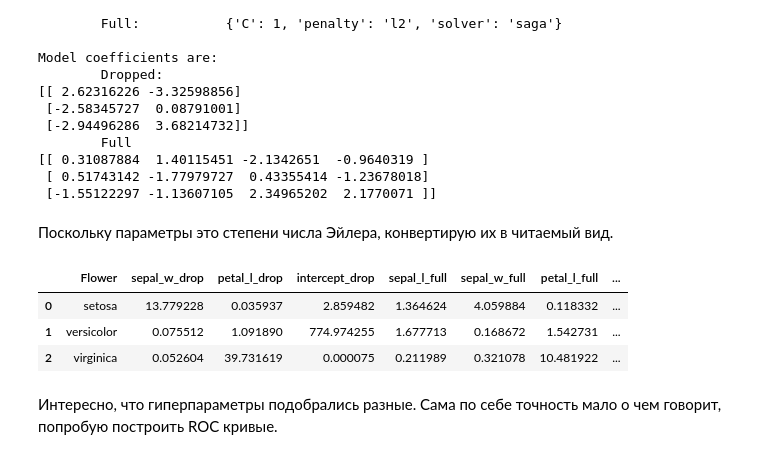
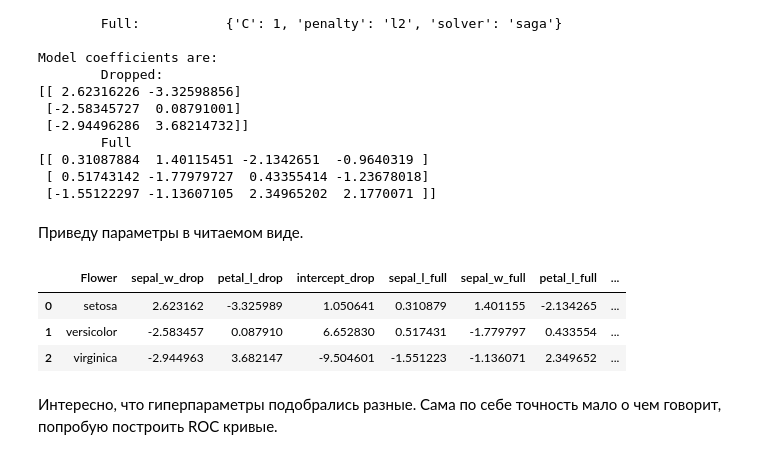
Before and after one commit to jast4ik/Hillel_ML_HW, a Jupyter notebook: Homework08/HW08_v2.ipynb, the cells around one changed output. Cells and saved outputs as stored; diff of their text form; code cells hidden in the pictures.

```diff
--- a/Homework08/HW08_v2.ipynb
+++ b/Homework08/HW08_v2.ipynb
@@ -252,27 +276,27 @@ Model coefficients are:
  [ 0.51743142 -1.77979727  0.43355414 -1.23678018]
  [-1.55122297 -1.13607105  2.34965202  2.1770071 ]]
 # %% [markdown]
-Поскольку параметры это степени числа Эйлера, конвертирую их в читаемый вид.
+Приведу параметры в читаемом виде.
 # %%
 lr_result_01_coef = pd.DataFrame(
-    [np.exp(x) for x in lr_result_01.best_estimator_.coef_],
+    [x for x in lr_result_01.best_estimator_.coef_],
     columns=[x + "_drop" for x in X_train_1.columns]
 )
-lr_result_01_coef['intercept_drop'] = [np.exp(x) for x in lr_result_01.best_estimator_.intercept_]
+lr_result_01_coef['intercept_drop'] = [x for x in lr_result_01.best_estimator_.intercept_]
 
 
 lr_result_02_coef = pd.DataFrame(
-    [np.exp(x) for x in lr_result_02.best_estimator_.coef_],
+    [x for x in lr_result_02.best_estimator_.coef_],
     columns=[x + "_full" for x in X_train_2.columns]
 )
-lr_result_02_coef['intercept_full'] = [np.exp(x) for x in lr_result_02.best_estimator_.intercept_]
+lr_result_02_coef['intercept_full'] = [x for x in lr_result_02.best_estimator_.intercept_]
 
 class_df.join(lr_result_01_coef.join(lr_result_02_coef).head())
 # %% [output]
 |  | Flower | sepal_w_drop | petal_l_drop | intercept_drop | sepal_l_full | sepal_w_full | petal_l_full | ... |
-| 0 | setosa | 13.779228 | 0.035937 | 2.859482 | 1.364624 | 4.059884 | 0.118332 | ... |
-| 1 | versicolor | 0.075512 | 1.091890 | 774.974255 | 1.677713 | 0.168672 | 1.542731 | ... |
-| 2 | virginica | 0.052604 | 39.731619 | 0.000075 | 0.211989 | 0.321078 | 10.481922 | ... |
+| 0 | setosa | 2.623162 | -3.325989 | 1.050641 | 0.310879 | 1.401155 | -2.134265 | ... |
+| 1 | versicolor | -2.583457 | 0.087910 | 6.652830 | 0.517431 | -1.779797 | 0.433554 | ... |
+| 2 | virginica | -2.944963 | 3.682147 | -9.504601 | -1.551223 | -1.136071 | 2.349652 | ... |
 # %% [markdown]
 Интересно, что гиперпараметры подобрались разные. Сама по себе точность мало о чем говорит, попробую построить ROC кривые.
 # %%
```
Also changed, not shown: parts of 7 cells of this notebook.
